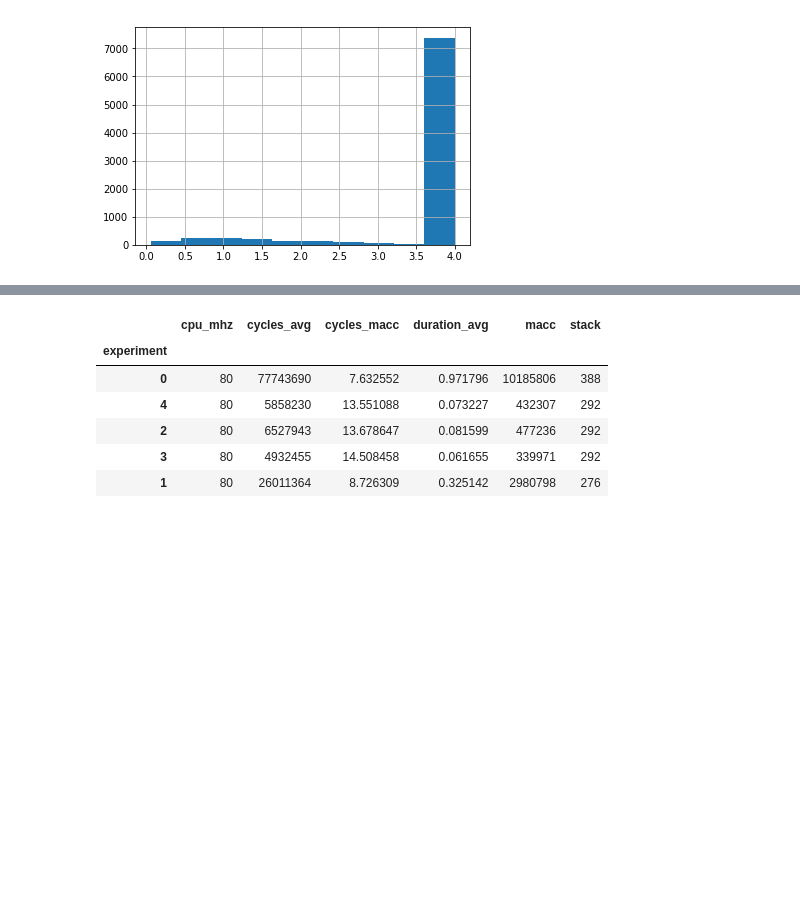
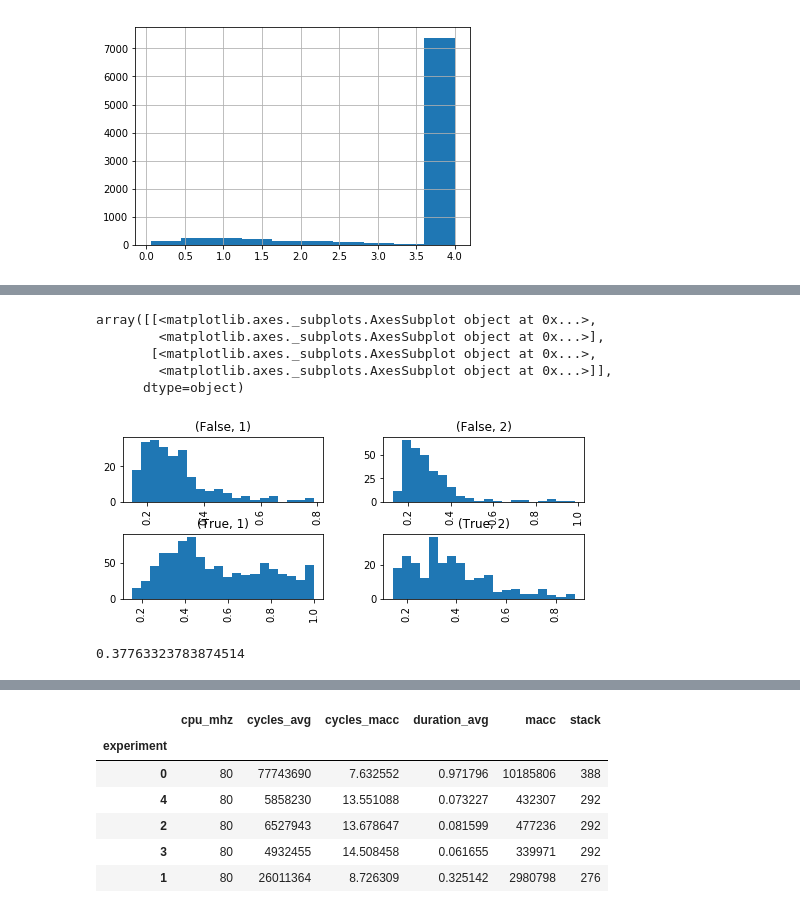
Before and after one commit to jonnor/ESC-CNN-microcontroller, a Jupyter notebook: Experiments.ipynb, the cells around one changed output, grey strips where cells are left out. Drawn from its saved outputs; the diff is of its cells as text; code cells hidden in the pictures; blank space fills up the shorter version.

```diff
--- a/Experiments.ipynb
+++ b/Experiments.ipynb
@@ -33,0 +129,17 @@ data.head()
+# %%
+eval_set.best_p.hist(by=(eval_set['correct'], eval_set['salience']), bins=20, figsize=(8, 3))
+# %% [output]
+array([[<matplotlib.axes._subplots.AxesSubplot object at 0x...>,
+        <matplotlib.axes._subplots.AxesSubplot object at 0x...>],
+       [<matplotlib.axes._subplots.AxesSubplot object at 0x...>,
+        <matplotlib.axes._subplots.AxesSubplot object at 0x...>]],
+      dtype=object)
+[figure, added]
+# %%
+def threshold(df, q=0.8):
+    q = df[df.correct == False].best_p.quantile(q=q)
+    return q
+
+threshold(eval_set[eval_set.set == 'val'])
+# %% [output]
+0.37763323783874514
```
Also changed, not shown: parts of 14 cells of this notebook.
